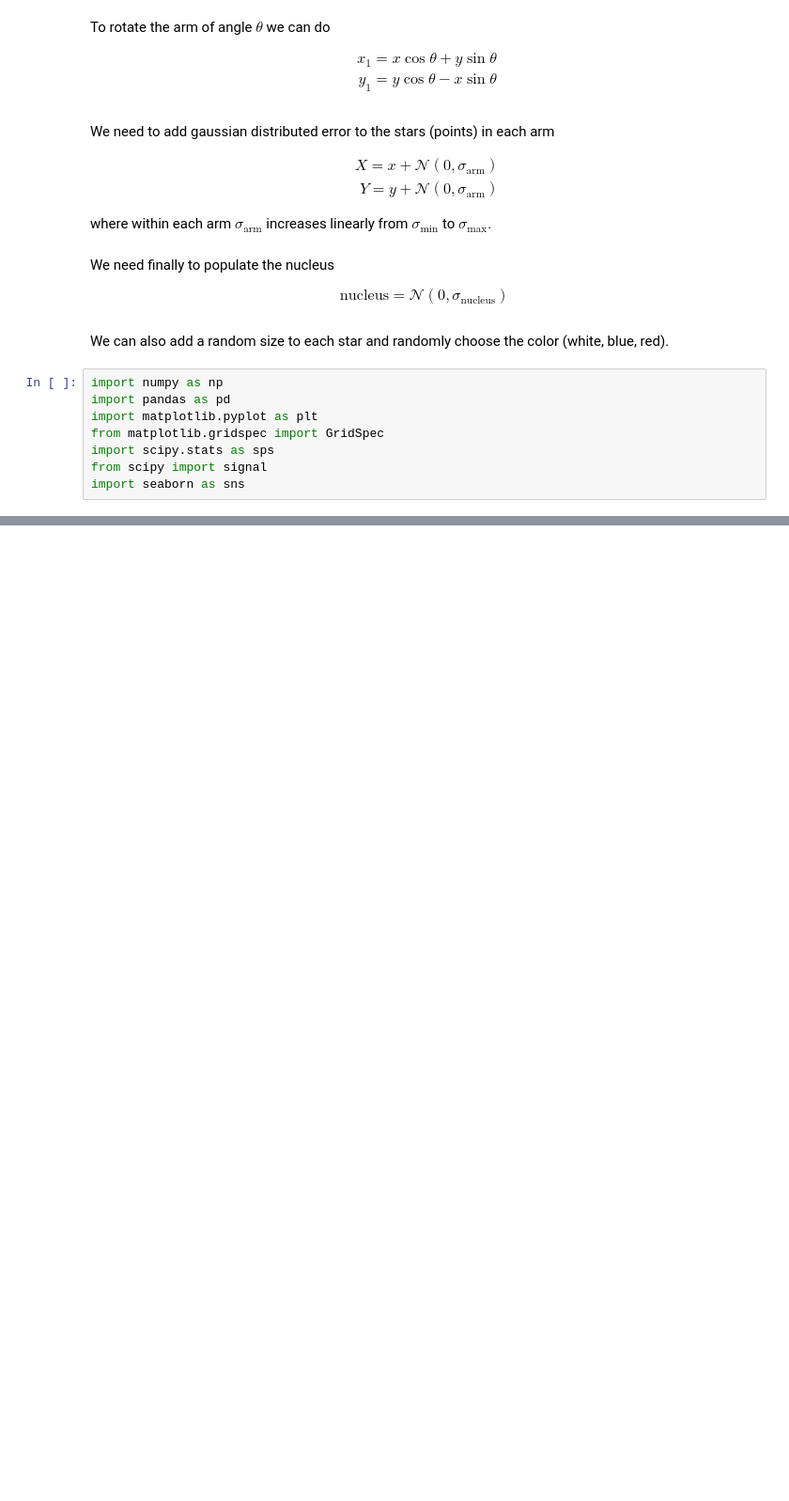
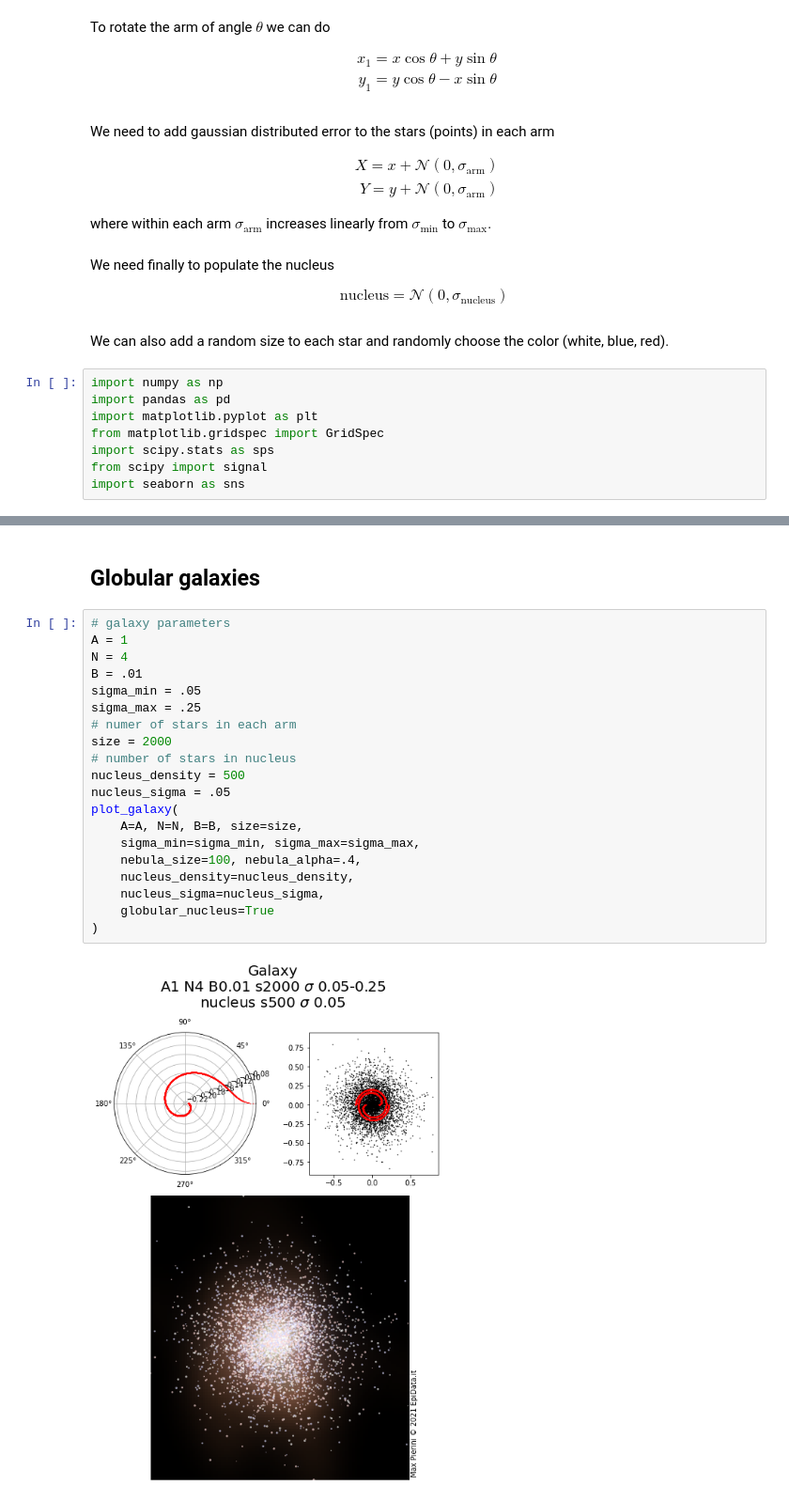
Before and after one commit to maxdevblock/galaxy, a Jupyter notebook: galaxy.ipynb, the cells around one changed output, grey strips where cells are left out. Shown at 94% size. Cells and saved outputs as stored; diff of their text form; blank space fills up the shorter version.

```diff
--- a/galaxy.ipynb
+++ b/galaxy.ipynb
@@ -282,0 +314,24 @@ plot_galaxy(
+# %% [markdown]
+## Globular galaxies
+# %%
+# galaxy parameters
+A = 1
+N = 4
+B = .01
+sigma_min = .05
+sigma_max = .25
+# numer of stars in each arm
+size = 2000
+# number of stars in nucleus
+nucleus_density = 500
+nucleus_sigma = .05
+plot_galaxy(
+    A=A, N=N, B=B, size=size,
+    sigma_min=sigma_min, sigma_max=sigma_max,
+    nebula_size=100, nebula_alpha=.4,
+    nucleus_density=nucleus_density,
+    nucleus_sigma=nucleus_sigma,
+    globular_nucleus=True
+)
+# %% [output]
+[figure, added]
```
Also changed, not shown: parts of 9 cells of this notebook.
